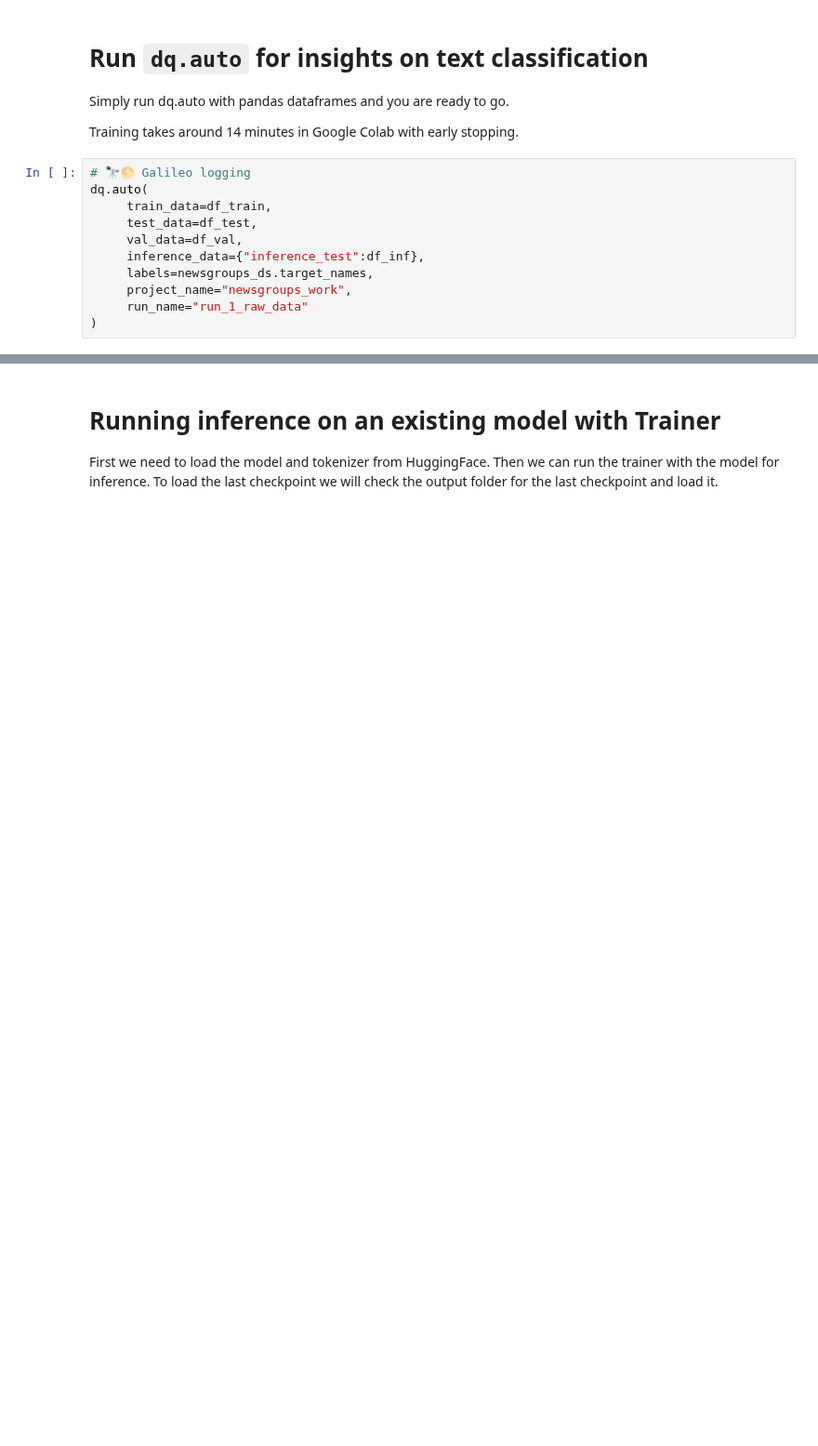
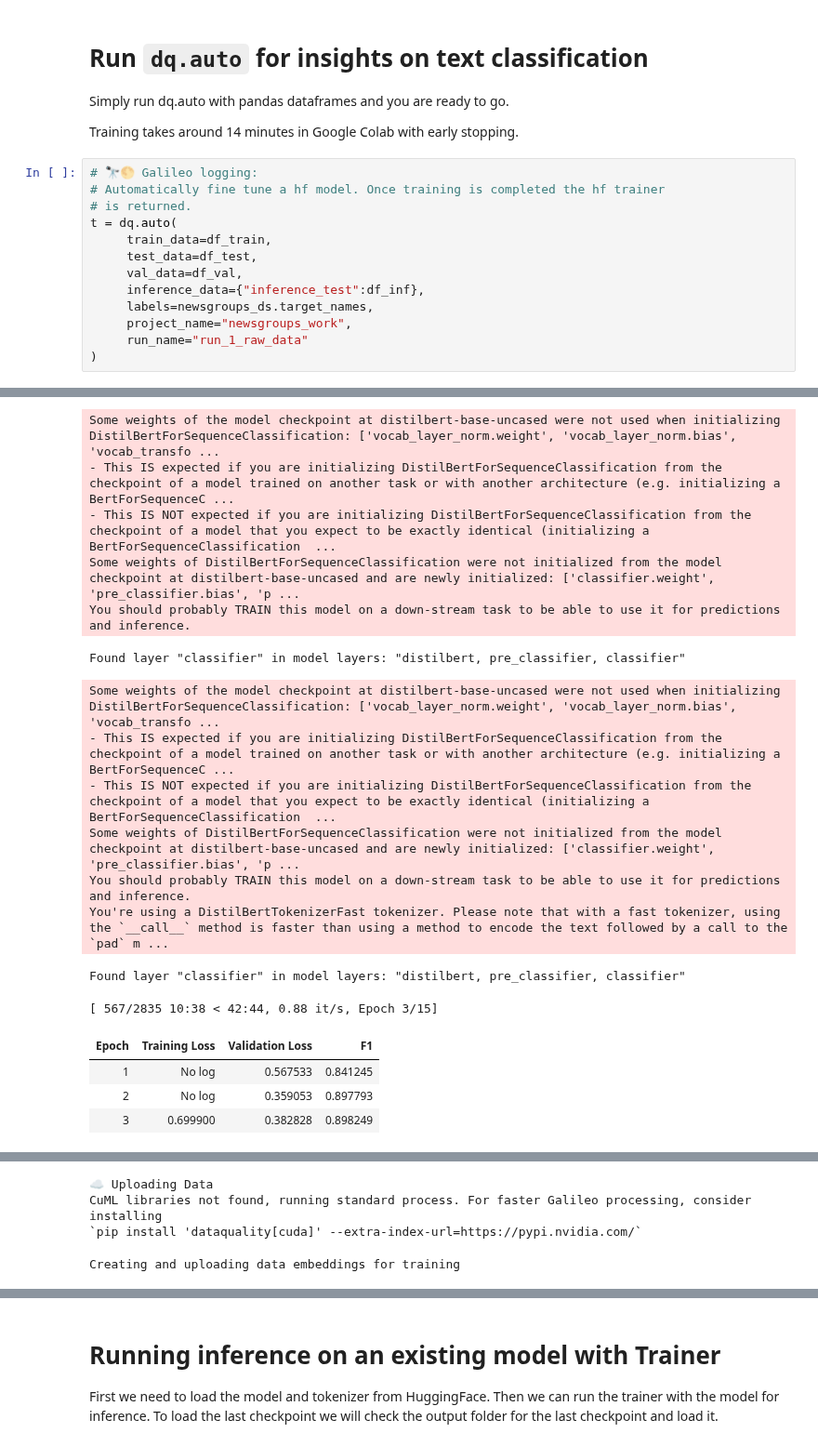
Before and after one commit to rungalileo/examples, a Jupyter notebook: examples/dq_auto_Text_Classification_using_🔭_Galileo.ipynb, the cells around one changed output, grey strips where cells are left out. Shown at 93% size. Cells and saved outputs as stored; diff of their text form; blank space fills up the shorter version.

Commit message:
added trainer to dq auto

```diff
--- a/examples/dq_auto_Text_Classification_using_🔭_Galileo.ipynb
+++ b/examples/dq_auto_Text_Classification_using_🔭_Galileo.ipynb
@@ -38,8 +40,10 @@ Simply run dq.auto with pandas dataframes and you are ready to go.
 
 Training takes around 14 minutes in Google Colab with early stopping.
 # %%
-# 🔭🌕 Galileo logging
-dq.auto(
+# 🔭🌕 Galileo logging:
+# Automatically fine tune a hf model. Once training is completed the hf trainer
+# is returned.
+t = dq.auto(
      train_data=df_train,
      test_data=df_test,
      val_data=df_val,
@@ -48,3 +52,4 @@ dq.auto(
      project_name="newsgroups_work",
      run_name="run_1_raw_data"
 )
+# %% [output]
@@ -50,0 +70,18 @@ dq.auto(
+Some weights of the model checkpoint at distilbert-base-uncased were not used when initializing DistilBertForSequenceClassification: ['vocab_layer_norm.weight', 'vocab_layer_norm.bias', 'vocab_transfo ...
+- This IS expected if you are initializing DistilBertForSequenceClassification from the checkpoint of a model trained on another task or with another architecture (e.g. initializing a BertForSequenceC ...
+- This IS NOT expected if you are initializing DistilBertForSequenceClassification from the checkpoint of a model that you expect to be exactly identical (initializing a BertForSequenceClassification  ...
+Some weights of DistilBertForSequenceClassification were not initialized from the model checkpoint at distilbert-base-uncased and are newly initialized: ['classifier.weight', 'pre_classifier.bias', 'p ...
+You should probably TRAIN this model on a down-stream task to be able to use it for predictions and inference.
+Found layer "classifier" in model layers: "distilbert, pre_classifier, classifier"
+Some weights of the model checkpoint at distilbert-base-uncased were not used when initializing DistilBertForSequenceClassification: ['vocab_layer_norm.weight', 'vocab_layer_norm.bias', 'vocab_transfo ...
+- This IS expected if you are initializing DistilBertForSequenceClassification from the checkpoint of a model trained on another task or with another architecture (e.g. initializing a BertForSequenceC ...
+- This IS NOT expected if you are initializing DistilBertForSequenceClassification from the checkpoint of a model that you expect to be exactly identical (initializing a BertForSequenceClassification  ...
+Some weights of DistilBertForSequenceClassification were not initialized from the model checkpoint at distilbert-base-uncased and are newly initialized: ['classifier.weight', 'pre_classifier.bias', 'p ...
+You should probably TRAIN this model on a down-stream task to be able to use it for predictions and inference.
+You're using a DistilBertTokenizerFast tokenizer. Please note that with a fast tokenizer, using the `__call__` method is faster than using a method to encode the text followed by a call to the `pad` m ...
+Found layer "classifier" in model layers: "distilbert, pre_classifier, classifier"
+[ 567/2835 10:38 < 42:44, 0.88 it/s, Epoch 3/15]
+| Epoch | Training Loss | Validation Loss | F1 |
+| 1 | No log | 0.567533 | 0.841245 |
+| 2 | No log | 0.359053 | 0.897793 |
+| 3 | 0.699900 | 0.382828 | 0.898249 |
@@ -50,0 +90,4 @@ dq.auto(
+☁️ Uploading Data
+CuML libraries not found, running standard process. For faster Galileo processing, consider installing
+`pip install 'dataquality[cuda]' --extra-index-url=https://pypi.nvidia.com/`
+Creating and uploading data embeddings for training
```
Also changed, not shown: parts of 5 cells of this notebook.
